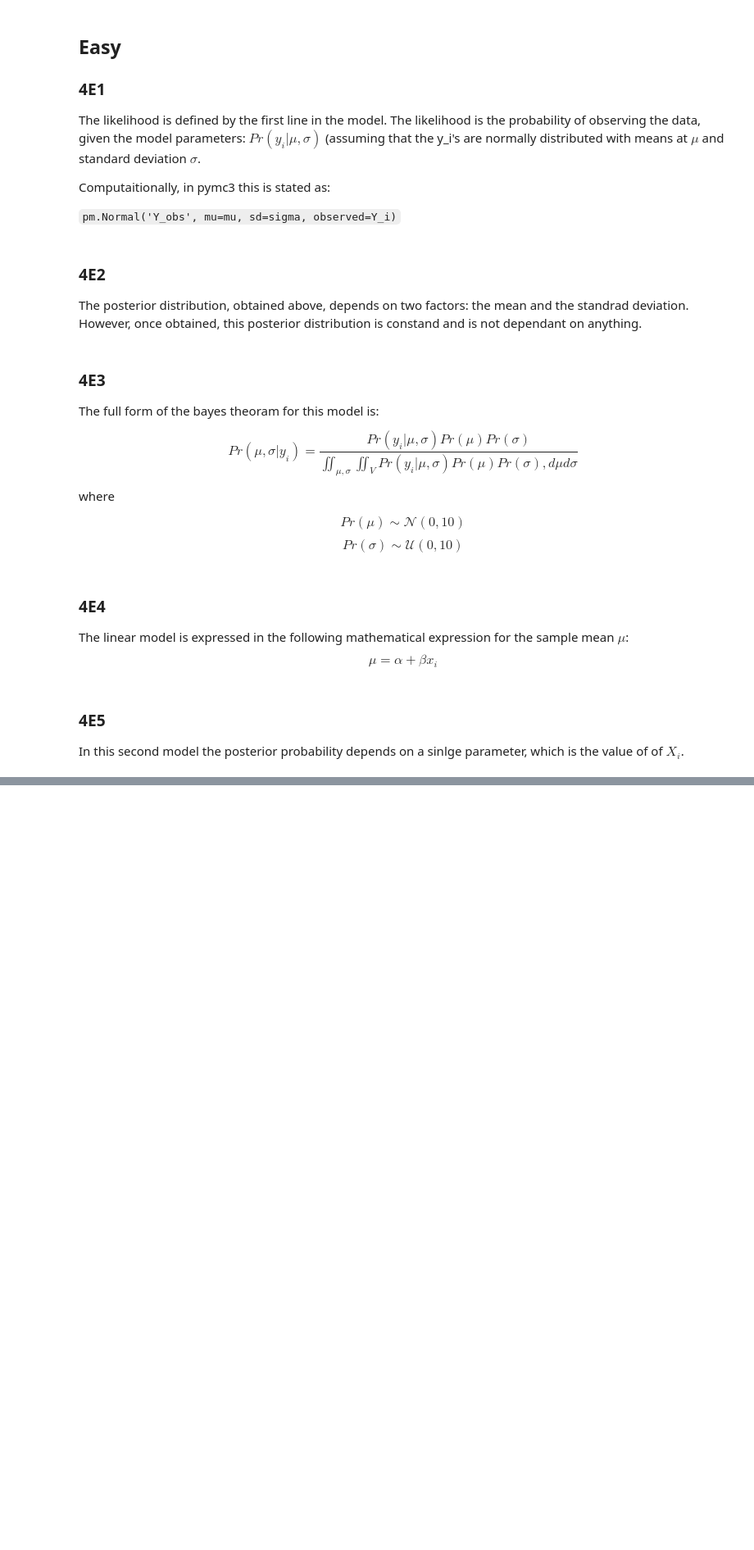
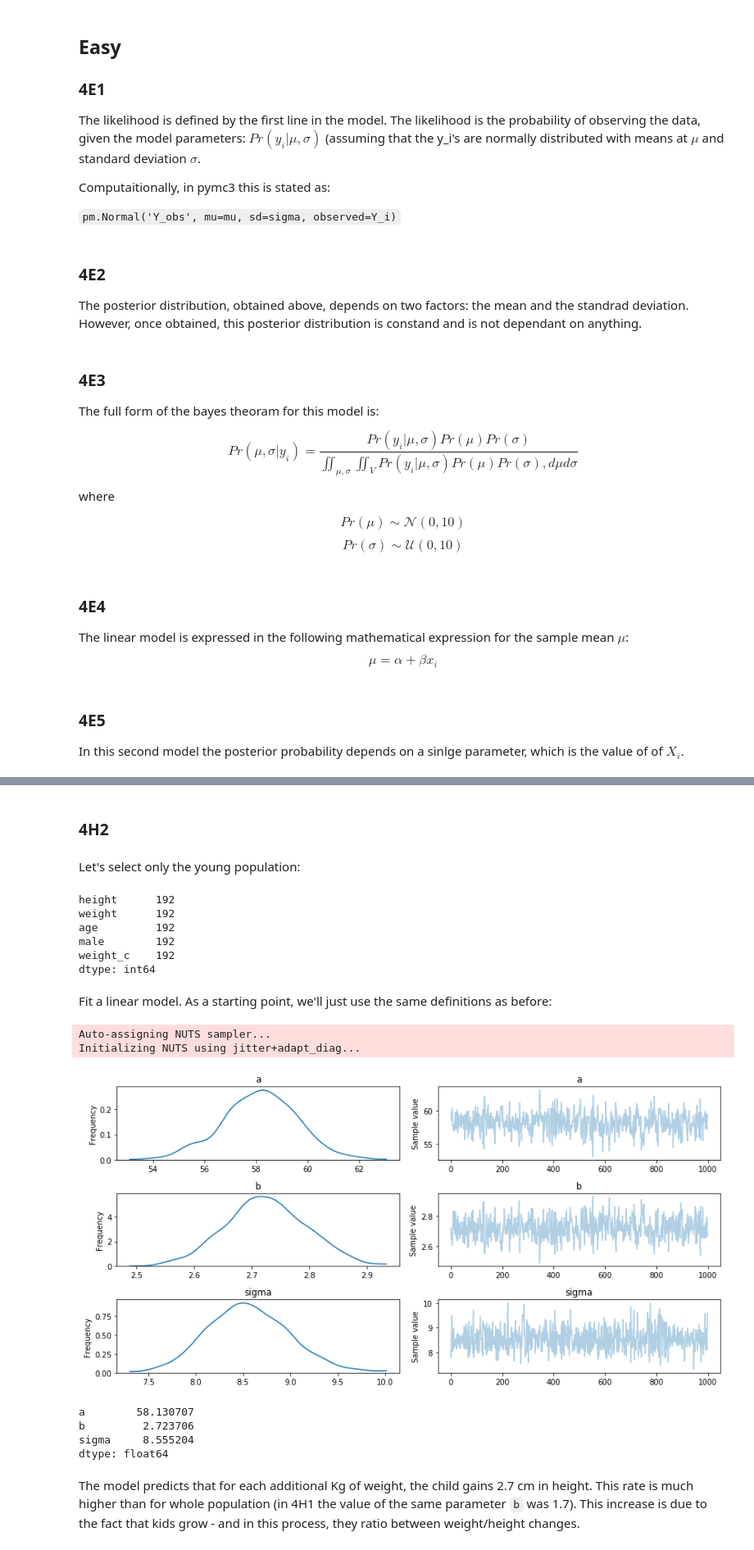
Before and after one commit to EhudTsivion/rethinking-practice-with-python, a Jupyter notebook: chapter_4_homework.ipynb, the cells around one changed output, grey strips where cells are left out. Shown at 82% size. Drawn from its saved outputs; the diff is of its cells as text; code cells hidden in the pictures; blank space fills up the shorter version.

```diff
--- a/chapter_4_homework.ipynb
+++ b/chapter_4_homework.ipynb
@@ -70,0 +150,3 @@ import bokeh
+# %%
+# center the weight
+howell['weight_c'] = howell['weight'] - howell['weight'].mean()
@@ -70,0 +192,17 @@ import bokeh
+# %%
+weights_shared = shared(howell['weight'].values)
+
+modH1 = pm.Model()
+
+with modH1:
+
+    # Priors for unknown model parameters
+    a = pm.Normal('a', mu=0, sd=50)
+    b = pm.Uniform('b', lower=0, upper=10)
+    mu = a + b * weights_shared # we can use 'Deterministic' here. It's makes printing results ugly.
+    sigma = pm.Uniform('sigma', lower=0, upper=50)
+
+    # Likelihood (sampling distribution) of observations
+    Y_obs = pm.Normal('Y_obs', mu=mu, sd=sigma, observed=howell['height'])
+
+    trace_H1 = pm.sample(1000, tune=1000)
@@ -70,0 +227,50 @@ import bokeh
+# %% [markdown]
+### 4H2
+# %% [markdown]
+Let's select only the young population:
+# %%
+young_howell = howell.loc[howell.loc[:, 'age'] < 18, :]
+print(young_howell.count())
+# %% [output]
+height      192
+weight      192
+age         192
+male        192
+weight_c    192
+dtype: int64
+# %% [markdown]
+Fit a linear model. As a starting point, we'll just use the same definitions as before:
+# %%
+y_weight_shared = shared(young_howell['weight'].values)
+
+modH2 = pm.Model()
+
+with modH2:
+
+    # Priors for unknown model parameters
+    a = pm.Normal('a', mu=0, sd=50)
+    b = pm.Uniform('b', lower=0, upper=10)
+    mu = a + b * y_weight_shared
+    sigma = pm.Uniform('sigma', lower=0, upper=50)
+
+    # Likelihood (sampling distribution) of observations
+    Y_obs = pm.Normal('Y_obs', mu=mu, sd=sigma, observed=young_howell['height'].values)
+
+    trace_H2 = pm.sample(1000, tune=1000)
+# %% [output]
+Auto-assigning NUTS sampler...
+Initializing NUTS using jitter+adapt_diag...
+# %%
+pm.traceplot(trace_H2);
+# %% [output]
+[figure, added]
+# %%
+trace_df = pm.trace_to_dataframe(trace_H2)
+trace_df.mean()
+# %% [output]
+a        58.130707
+b         2.723706
+sigma     8.555204
+dtype: float64
+# %% [markdown]
+The model predicts that for each additional Kg of weight, the child gains 2.7 cm in height. This rate is much higher than for whole population (in 4H1 the value of the same parameter `b` was 1.7). This increase is due to the fact that kids grow - and in this process, they ratio between weight/height changes.
```
Also changed, not shown: parts of 40 cells of this notebook.
